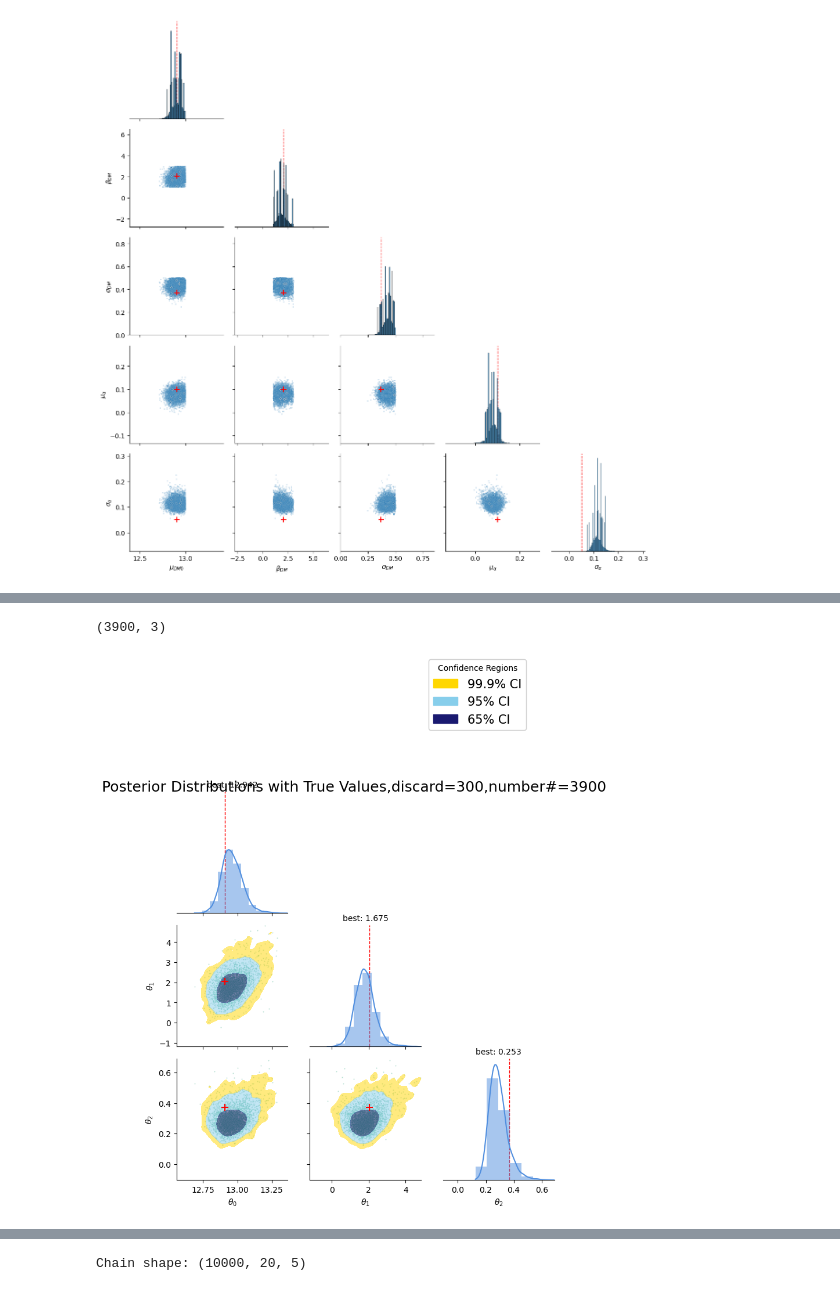
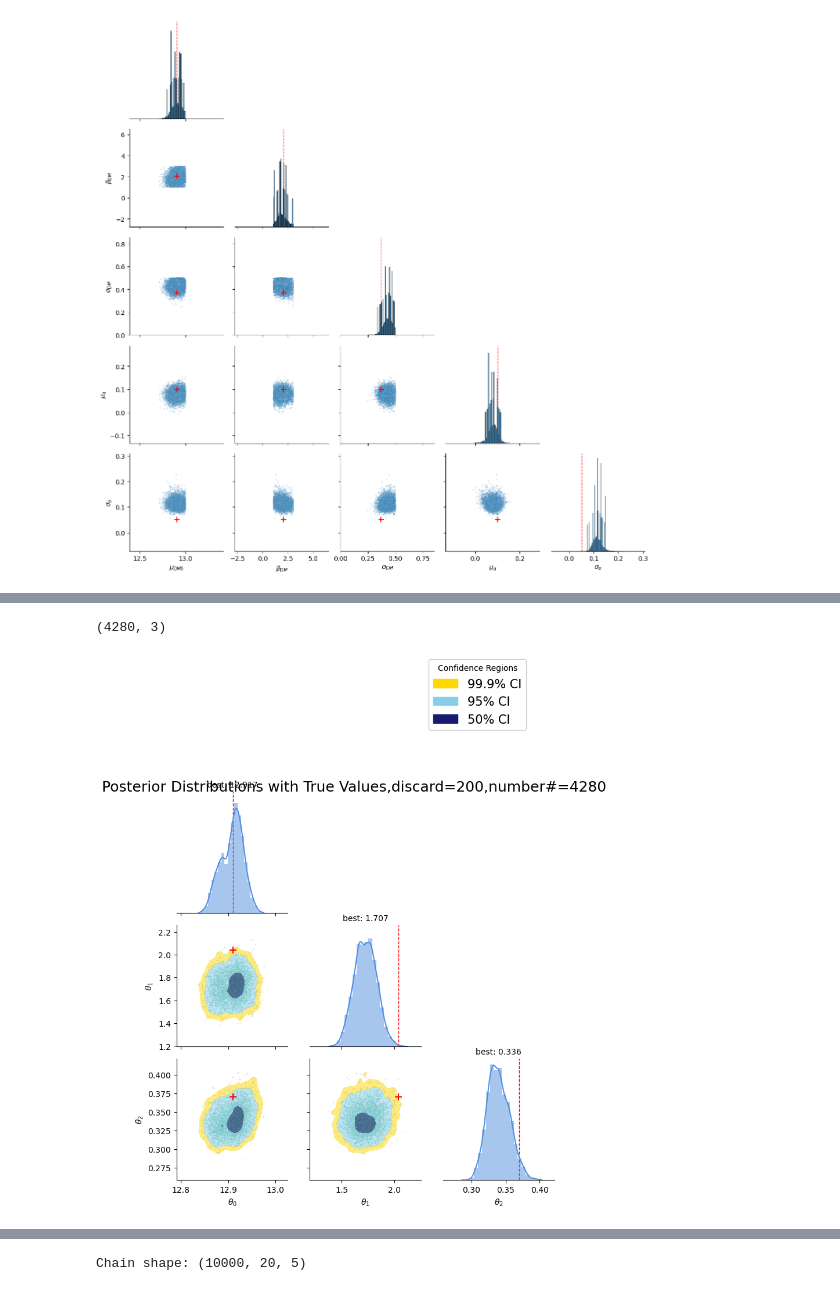
Before and after one commit to zheshishuoshuo/sl_inference_fix_alpha, a Jupyter notebook: test_notebook/plot_post.ipynb, the cells around one changed output, grey strips where cells are left out. Cells and saved outputs as stored; diff of their text form; code cells hidden in the pictures.

```diff
--- a/test_notebook/plot_post.ipynb
+++ b/test_notebook/plot_post.ipynb
@@ -353,7 +392,7 @@ def plot_pairplot_with_truth(hdf5_file, discard=1000, thin=10, labels=None, trut
             y=y,
             fill=True,
             thresh=1,
-            levels=[0.01, 0.05, 0.35,1],  # 95%, 65%
+            levels=[0.01, 0.05, 0.7,1],  # 95%, 65%
             colors=["gold", "skyblue", "midnightblue"], #only need two colors for two levels
             alpha=0.5,
             # shade=True,
@@ -423,7 +462,7 @@ def plot_pairplot_with_truth(hdf5_file, discard=1000, thin=10, labels=None, trut
     legend_patches = [
     mpatches.Patch(color="gold", label="99.9% CI"),
     mpatches.Patch(color="skyblue", label="95% CI"),
-    mpatches.Patch(color="midnightblue", label="65% CI"),
+    mpatches.Patch(color="midnightblue", label="50% CI"),
     ]
     # # fig = plt.gcf()
     # fig.legend(
@@ -436,34 +475,34 @@ def plot_pairplot_with_truth(hdf5_file, discard=1000, thin=10, labels=None, trut
 
     # plt.legend(handles=legend_patches, title="Confidence Regions", loc="upper left", borderaxespad=0.)
     legend = plt.legend(handles=legend_patches, loc='center right', bbox_to_anchor=(2, 4), title="Confidence Regions", fontsize=15)
     plt.gcf().add_artist(legend)
 
 
 
 
     plt.tight_layout()
     plt.show()
 
 
 
 plot_pairplot_with_truth(
-    hdf5_file="../chains/chains_eta_new_stage.h5",
-    discard=300,
+    hdf5_file="../chains/chains_eta_new_stage3000.h5",
+    discard=200,
     thin=10,
     # labels=[r"$\mu_{DM0}$", r"$\beta_{DM}$", r"$\sigma_{DM}$", r"$\mu_\alpha$", r"$\sigma_\alpha$"],  # Example parameter names
     # truths=[12.575, 0.381, 0.073, 0.075],
     truths=[12.91, 2.04, 0.37], #, 0.1, 0.05],
     width_factor=5,
     # max_steps=4000  # 可选，None表示不限制最大步数
 
 )
 #  np.array([12.5, 0.38, 0.05, 0.05])
 
 # true
 # (12.484790712318109,
 #  0.4365785108229181,
 #  0.07376295948617051,
 #  0.0748739106362481)
 # %% [output]
-(3900, 3)
+(4280, 3)
-[figure, old version]
+[figure, new version]
```
Also changed, not shown: parts of 6 cells of this notebook, 10 other files.
